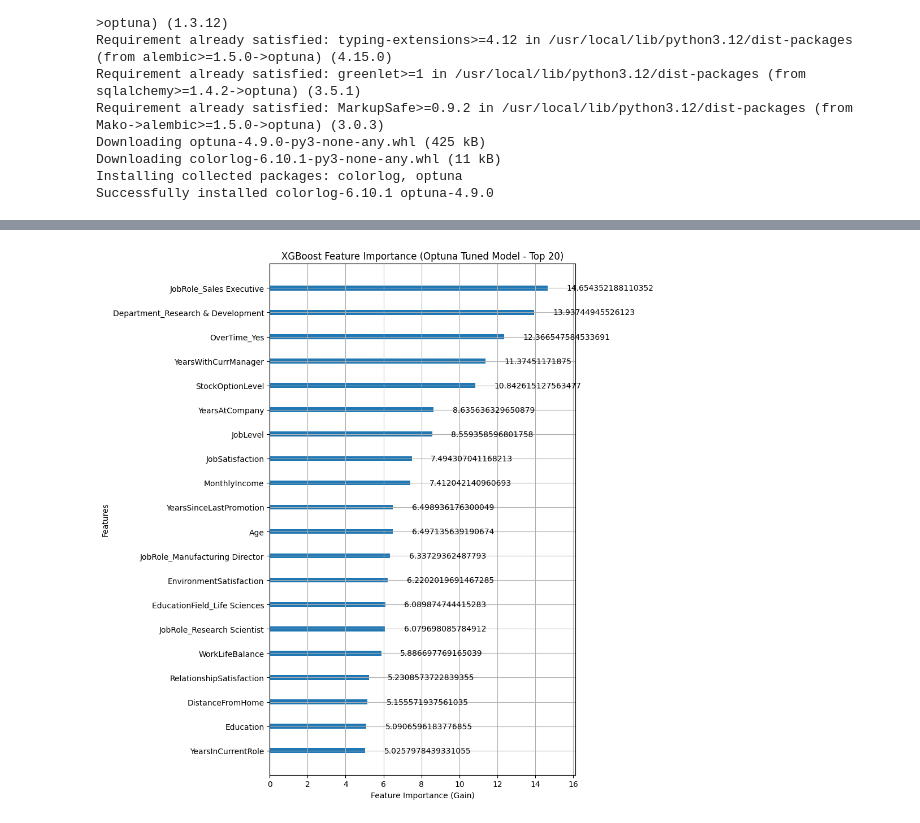
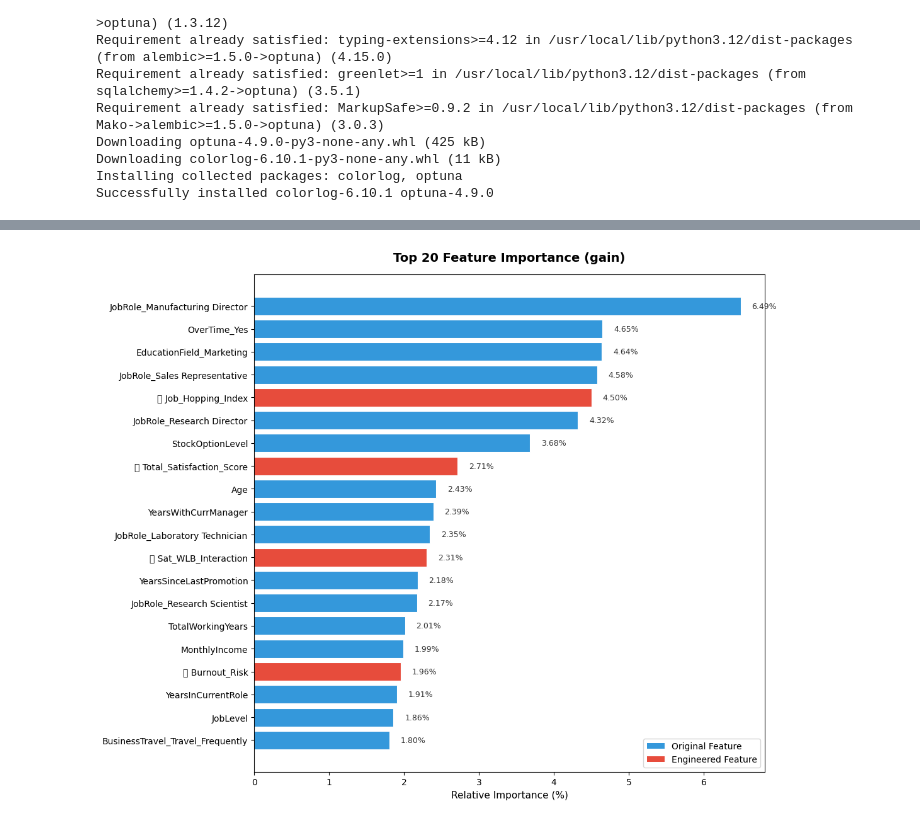
Before and after one commit to 2026-1st/Team-7, a Jupyter notebook: models/XGBoost/XGBoost.ipynb, the cells around one changed output, grey strips where cells are left out. Cells and saved outputs as stored; diff of their text form; code cells hidden in the pictures.

```diff
--- a/models/XGBoost/XGBoost.ipynb
+++ b/models/XGBoost/XGBoost.ipynb
@@ -247,45 +261,74 @@ plt.show()
 # %%
+
 import matplotlib.pyplot as plt
-import xgboost as xgb
-import pandas as pd
-from sklearn.preprocessing import StandardScaler, OneHotEncoder
-from sklearn.compose import ColumnTransformer
-categorical_cols_optuna = ['BusinessTravel', 'Department','EducationField','Gender', 'JobRole', 'MaritalStatus', 'OverTime']
-numerical_cols_optuna = ['Age', 'DailyRate', 'DistanceFromHome', 'Education','EnvironmentSatisfaction',
-                         'HourlyRate','JobInvolvement','JobLevel','JobSatisfaction','MonthlyIncome', 'MonthlyRate',
-                         'PercentSalaryHike', 'PerformanceRating', 'RelationshipSatisfaction', 'StockOptionLevel',
-                         'TotalWorkingYears', 'TrainingTimesLastYear', 'WorkLifeBalance', 'YearsAtCompany', 'YearsInCurrentRole',
-                         'YearsSinceLastPromotion', 'YearsWithCurrManager']
+import seaborn as sns
 
-reconstructed_preprocessor_optuna = ColumnTransformer(
-    transformers=[
-        ('num', StandardScaler(), numerical_cols_optuna),
-        ('cat', OneHotEncoder(drop='first', handle_unknown='ignore', sparse_output=False), categorical_cols_optuna)
-    ]
+num_feature_names = numerical_cols_eng
+cat_encoder       = preprocessor_eng.named_transformers_['cat']
+cat_feature_names = cat_encoder.get_feature_names_out(categorical_cols).tolist()
+
+all_feature_names = np.array(num_feature_names + cat_feature_names)
+
+assert len(all_feature_names) == X_train_eng_proc.shape[1], \
+    f"이름 수({len(all_feature_names)}) ≠ 컬럼 수({X_train_eng_proc.shape[1]})"
+
+original_cols = set(df.drop('Attrition', axis=1).columns)
+engineered_features = [c for c in numerical_cols_eng if c not in original_cols]
+
+IMPORTANCE_TYPE = 'gain'
+
+booster = best_xgb_eng_optuna.get_booster()
+booster.feature_names = all_feature_names.tolist()
+score_dict = booster.get_score(importance_type=IMPORTANCE_TYPE)
+
+imp_df = (
+    pd.DataFrame({
+        'feature': list(score_dict.keys()),
+        'importance': list(score_dict.values())
+    })
+    .sort_values('importance', ascending=False)
+    .reset_index(drop=True)
 )
-X_raw_for_preprocessor = df_clean.drop('Attrition', axis=1)
 
-reconstructed_preprocessor_optuna.fit(X_raw_for_preprocessor)
+# 정규화 (상대 기여도, %)
+imp_df['importance_pct'] = imp_df['importance'] / imp_df['importance'].sum() * 100
 
-cat_encoder_optuna = reconstructed_preprocessor_optuna.named_transformers_['cat']
-cat_feature_names_optuna = cat_encoder_optuna.get_feature_names_out(categorical_cols_optuna)
+# 신규 파생 변수 표시
+imp_df['is_engineered'] = imp_df['feature'].isin(engineered_features)
+imp_df['display_name']  = imp_df.apply(
+    lambda r: f"🆕 {r['feature']}" if r['is_engineered'] else r['feature'],
+    axis=1
+)
 
-feature_names_optuna = numerical_cols_optuna + cat_feature_names_optuna.tolist()
+top20 = imp_df.head(20).iloc[::-1]
 
-best_xgb_optuna.get_booster().feature_names = feature_names_optuna
+# ---------- 4) 시각화 ----------
+plt.figure(figsize=(11, 9))
+colors = ['#E74C3C' if eng else '#3498DB' for eng in top20['is_engineered']]
 
-fig, ax = plt.subplots(figsize=(10, 10))
-xgb.plot_importance(
-    best_xgb_optuna,
-    max_num_features=20,
-    importance_type='gain',
-    ax=ax,
-    title='XGBoost Feature Importance (Optuna Tuned Model - Top 20)',
-    xlabel='Feature Importance (Gain)',
-    ylabel='Features'
-)
+bars = plt.barh(top20['display_name'], top20['importance_pct'],
+                color=colors, edgecolor='white', linewidth=0.8)
+
+# 막대 끝에 수치 표시
+for bar, val in zip(bars, top20['importance_pct']):
+    plt.text(bar.get_width() + 0.15, bar.get_y() + bar.get_height()/2,
+             f'{val:.2f}%', va='center', fontsize=9, color='#333')
+
+plt.title(f'Top 20 Feature Importance ({IMPORTANCE_TYPE})',
+          fontsize=14, fontweight='bold', pad=15)
+plt.xlabel('Relative Importance (%)', fontsize=11)
+plt.ylabel('')
+
+# 범례
+from matplotlib.patches import Patch
+legend_elems = [
+    Patch(facecolor='#3498DB', label='Original Feature'),
+    Patch(facecolor='#E74C3C', label='Engineered Feature')
+]
+plt.legend(handles=legend_elems, loc='lower right', fontsize=10, frameon=True)
+
 plt.tight_layout()
-plt.savefig('Optuna_XGBoost_Feature_Importance.pdf')
+plt.savefig('XGBoost_Feature_Importance_Top20.pdf', dpi=150, bbox_inches='tight')
 plt.show()
 # %% [output]
-[figure, old version]
+[figure, new version]
```
Also changed, not shown: parts of 3 cells of this notebook, 7 other files.
